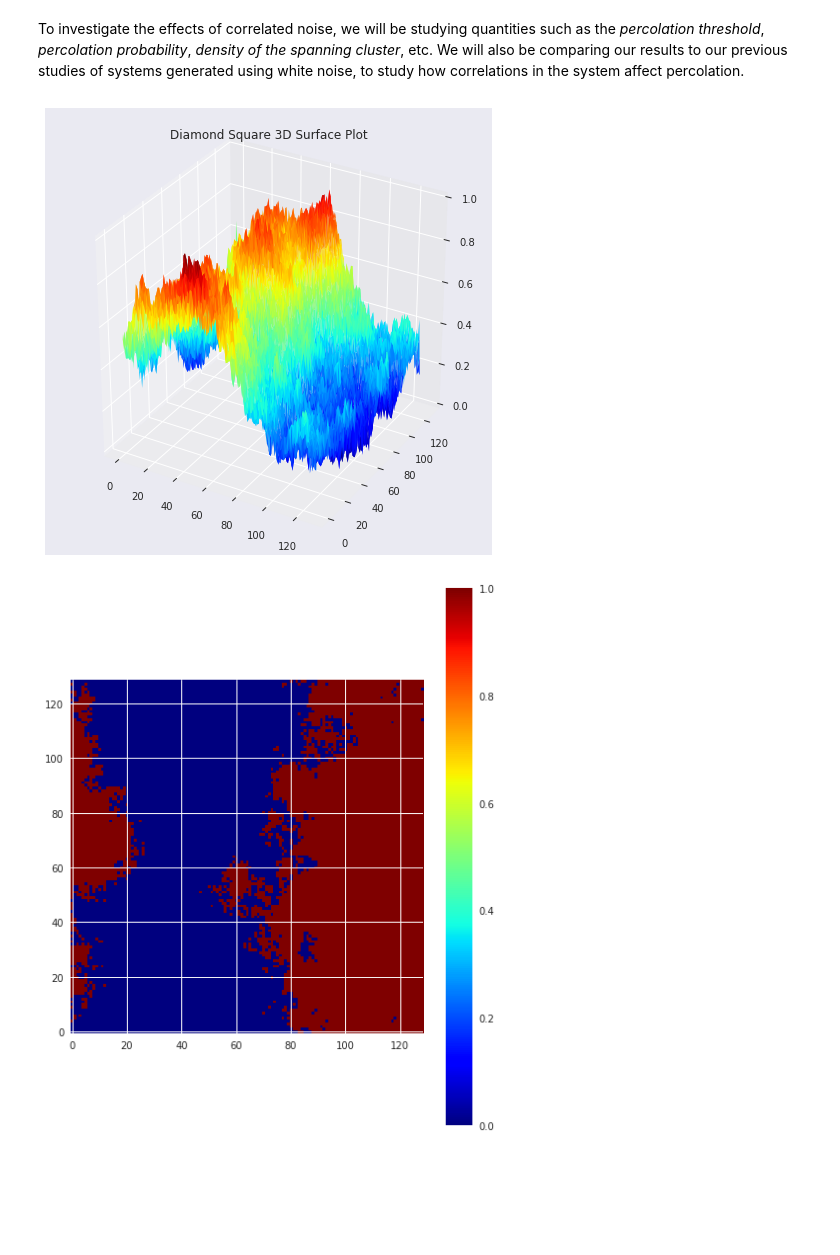
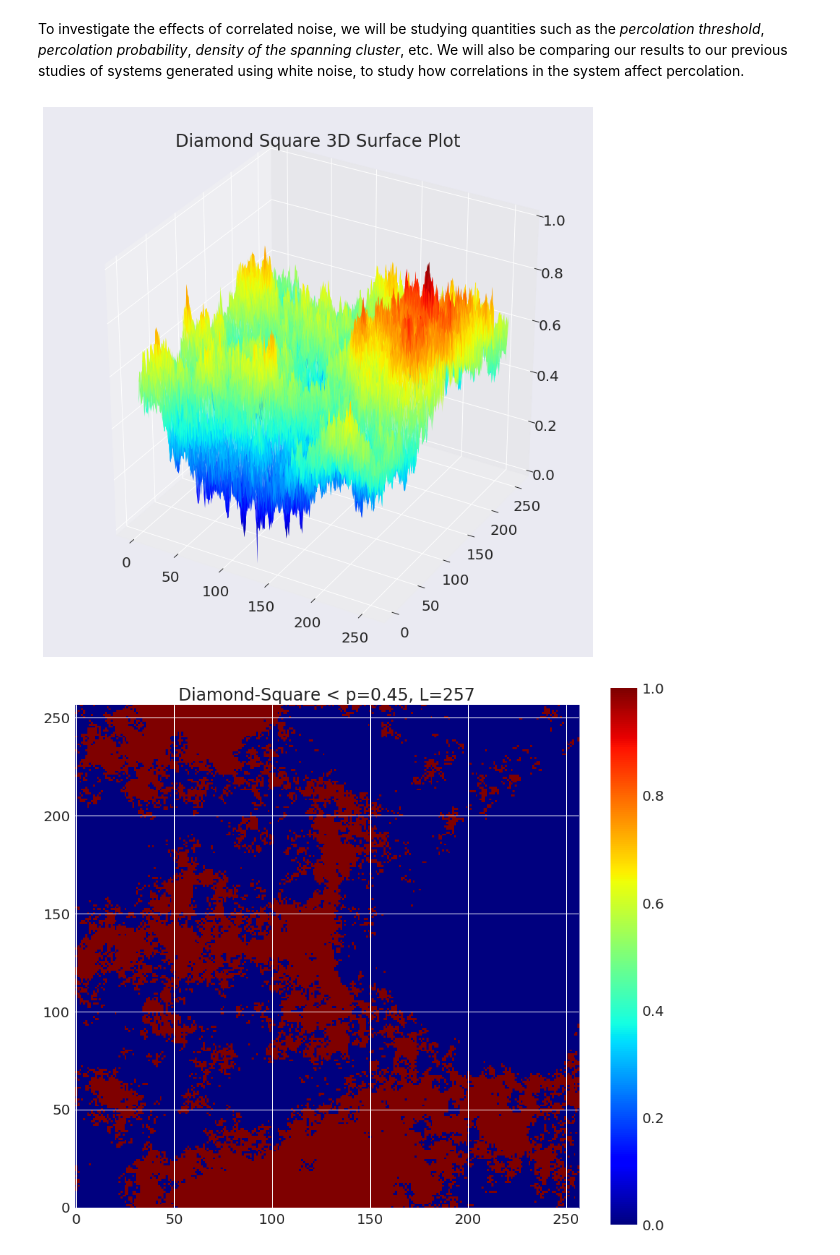
Before and after one commit to pauliwu/FYS4460, a Jupyter notebook: Project4/correlation.ipynb, the cells around one changed output. Cells and saved outputs as stored; diff of their text form; code cells hidden in the pictures; blank space fills up the shorter version.

```diff
--- a/Project4/correlation.ipynb
+++ b/Project4/correlation.ipynb
@@ -32,18 +32,19 @@ from scipy.ndimage import measurements
 from scipy.ndimage.filters import gaussian_filter
 from pylab import *
 # %%
-sns.set()
-rcParams['figure.figsize'] = [8, 10]
+sns.set(font_scale=2)
+rcParams['figure.figsize'] = [16, 14]
 # %%
 from methods import *
 
-p = 0.43
-ds_steps = 7
+p = 0.45
+ds_steps = 8
 max_rnd = 1.0
 plot_type = '3d'
 max_index = 2**ds_steps
+L = 2**ds_steps + 1
 
-seeded_map = f_seed_grid(2**ds_steps+1, max_rnd)
+seeded_map = f_seed_grid(L, max_rnd)
 final_height_map = f_dsmain(seeded_map, ds_steps, max_index, max_rnd)
 
 #final_height_map = gaussian_filter(final_height_map, sigma=1)
@@ -51,14 +52,17 @@ final_height_map += abs(final_height_map.min())
 final_height_map /= abs(final_height_map.max())
 
 f_plotting(final_height_map, max_index, plot_type)
+savefig('plots/3d_surface')
 show()
 # %% [output]
-[figure, old version]
+[figure, new version]
 # %%
 z = final_height_map < p
 
 imshow(z, origin='lower', interpolation='nearest', cmap='jet')
 colorbar()
+title('Diamond-Square < p=%.2f, L=%d' % (p,L))
+savefig('plots/binary_ds')
 show()
 # %% [output]
-[figure, old version]
+[figure, new version]
```
Also changed, not shown: parts of 10 cells of this notebook, 31 other files.
